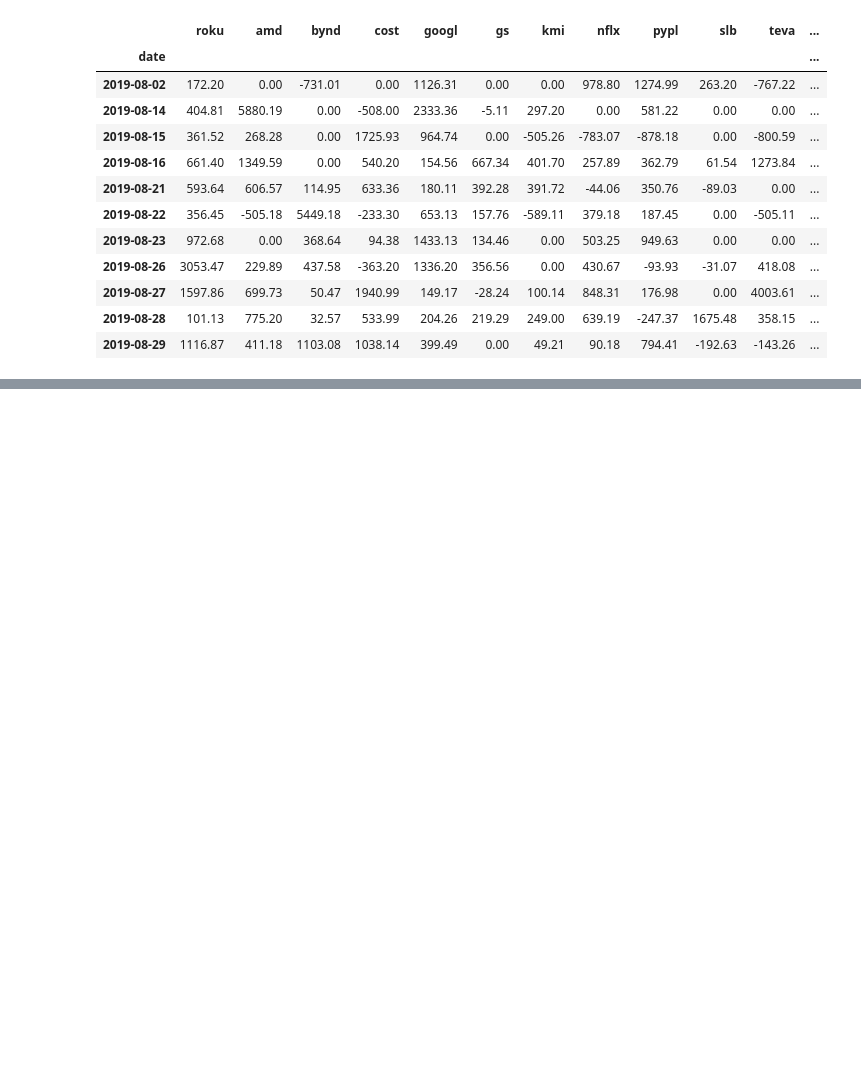
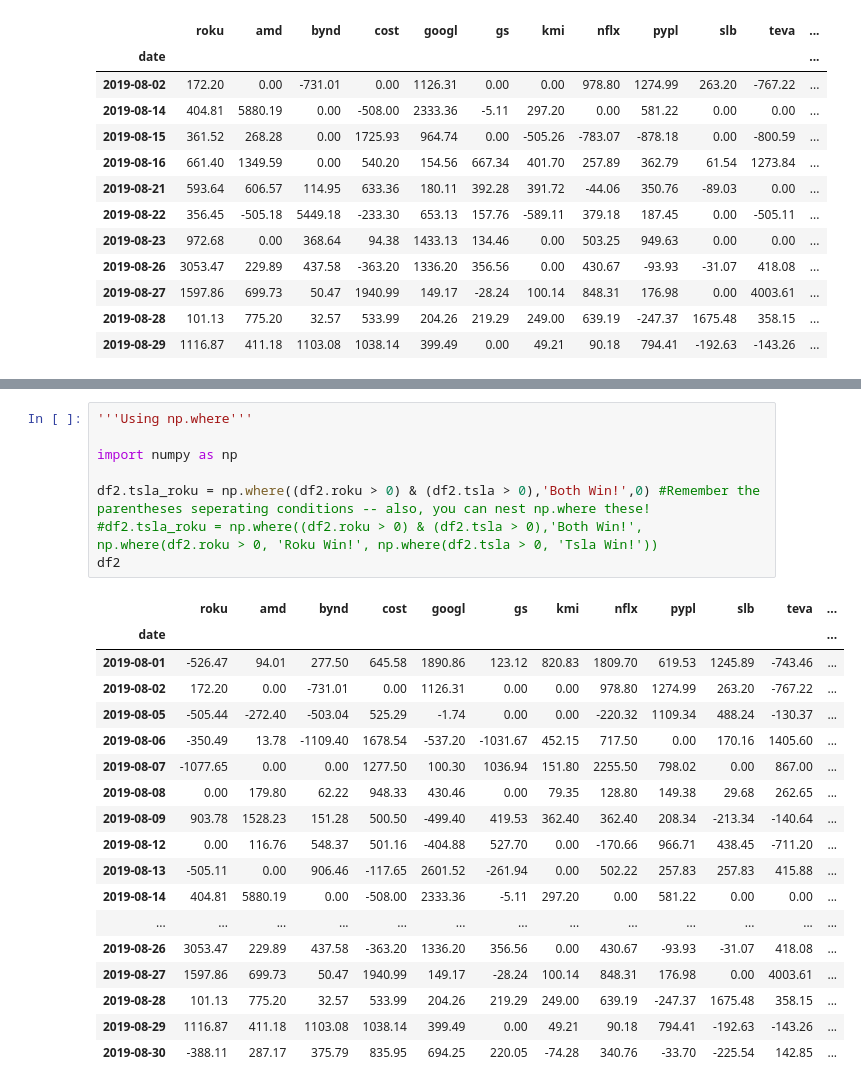
Before and after one commit to zoakes/WSB, a Jupyter notebook: assignments/Intro_Data_Clean.ipynb, the cells around one changed output, grey strips where cells are left out. Cells and saved outputs as stored; diff of their text form; blank space fills up the shorter version.

```diff
--- a/assignments/Intro_Data_Clean.ipynb
+++ b/assignments/Intro_Data_Clean.ipynb
@@ -398,3 +398,30 @@ df2.loc[(df2['roku'] > 0) & (df2['tsla'] < 0),filter_m_z]
 | date |  |  |  |  |  |  |  |  |
 | 2019-08-09 | 903.78 | 362.40 | 208.34 | -213.34 | -140.64 | 0.0 | -325.66 | 0 |
 | 2019-08-20 | 816.99 | 163.17 | 1175.61 | -233.86 | -966.85 | 171.6 | -536.85 | 0 |
+# %%
+'''Using np.where'''
+
+import numpy as np
+
+df2.tsla_roku = np.where((df2.roku > 0) & (df2.tsla > 0),'Both Win!',0) #Remember the parentheses seperating conditions -- also, you can nest np.where these!
+#df2.tsla_roku = np.where((df2.roku > 0) & (df2.tsla > 0),'Both Win!', np.where(df2.roku > 0, 'Roku Win!', np.where(df2.tsla > 0, 'Tsla Win!'))
+df2
+# %% [output]
+|  | roku | amd | bynd | cost | googl | gs | kmi | nflx | pypl | slb | teva | ... |
+| date |  |  |  |  |  |  |  |  |  |  |  | ... |
+| 2019-08-01 | -526.47 | 94.01 | 277.50 | 645.58 | 1890.86 | 123.12 | 820.83 | 1809.70 | 619.53 | 1245.89 | -743.46 | ... |
+| 2019-08-02 | 172.20 | 0.00 | -731.01 | 0.00 | 1126.31 | 0.00 | 0.00 | 978.80 | 1274.99 | 263.20 | -767.22 | ... |
+| 2019-08-05 | -505.44 | -272.40 | -503.04 | 525.29 | -1.74 | 0.00 | 0.00 | -220.32 | 1109.34 | 488.24 | -130.37 | ... |
+| 2019-08-06 | -350.49 | 13.78 | -1109.40 | 1678.54 | -537.20 | -1031.67 | 452.15 | 717.50 | 0.00 | 170.16 | 1405.60 | ... |
+| 2019-08-07 | -1077.65 | 0.00 | 0.00 | 1277.50 | 100.30 | 1036.94 | 151.80 | 2255.50 | 798.02 | 0.00 | 867.00 | ... |
+| 2019-08-08 | 0.00 | 179.80 | 62.22 | 948.33 | 430.46 | 0.00 | 79.35 | 128.80 | 149.38 | 29.68 | 262.65 | ... |
+| 2019-08-09 | 903.78 | 1528.23 | 151.28 | 500.50 | -499.40 | 419.53 | 362.40 | 362.40 | 208.34 | -213.34 | -140.64 | ... |
+| 2019-08-12 | 0.00 | 116.76 | 548.37 | 501.16 | -404.88 | 527.70 | 0.00 | -170.66 | 966.71 | 438.45 | -711.20 | ... |
+| 2019-08-13 | -505.11 | 0.00 | 906.46 | -117.65 | 2601.52 | -261.94 | 0.00 | 502.22 | 257.83 | 257.83 | 415.88 | ... |
+| 2019-08-14 | 404.81 | 5880.19 | 0.00 | -508.00 | 2333.36 | -5.11 | 297.20 | 0.00 | 581.22 | 0.00 | 0.00 | ... |
+| ... | ... | ... | ... | ... | ... | ... | ... | ... | ... | ... | ... | ... |
+| 2019-08-26 | 3053.47 | 229.89 | 437.58 | -363.20 | 1336.20 | 356.56 | 0.00 | 430.67 | -93.93 | -31.07 | 418.08 | ... |
+| 2019-08-27 | 1597.86 | 699.73 | 50.47 | 1940.99 | 149.17 | -28.24 | 100.14 | 848.31 | 176.98 | 0.00 | 4003.61 | ... |
+| 2019-08-28 | 101.13 | 775.20 | 32.57 | 533.99 | 204.26 | 219.29 | 249.00 | 639.19 | -247.37 | 1675.48 | 358.15 | ... |
+| 2019-08-29 | 1116.87 | 411.18 | 1103.08 | 1038.14 | 399.49 | 0.00 | 49.21 | 90.18 | 794.41 | -192.63 | -143.26 | ... |
+| 2019-08-30 | -388.11 | 287.17 | 375.79 | 835.95 | 694.25 | 220.05 | -74.28 | 340.76 | -33.70 | -225.54 | 142.85 | ... |
```
Also changed, not shown: parts of 2 cells of this notebook.
